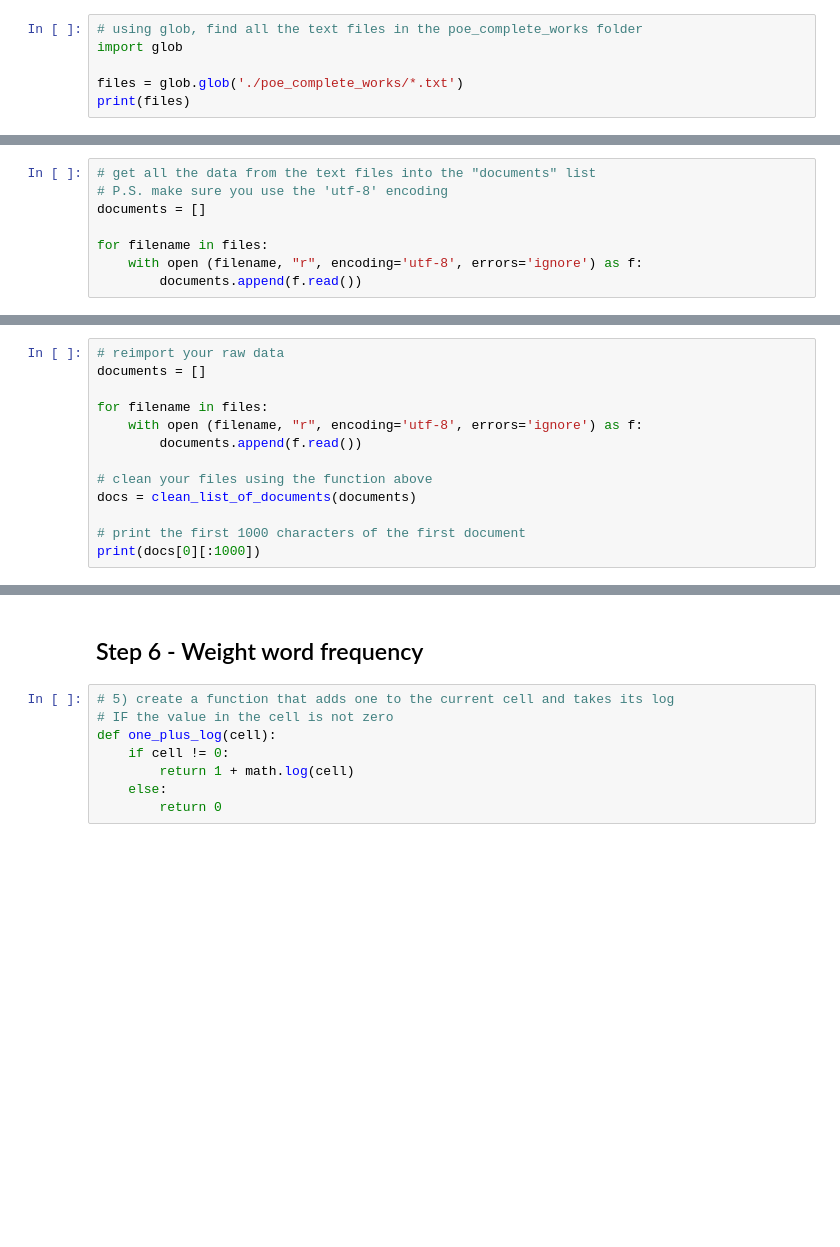
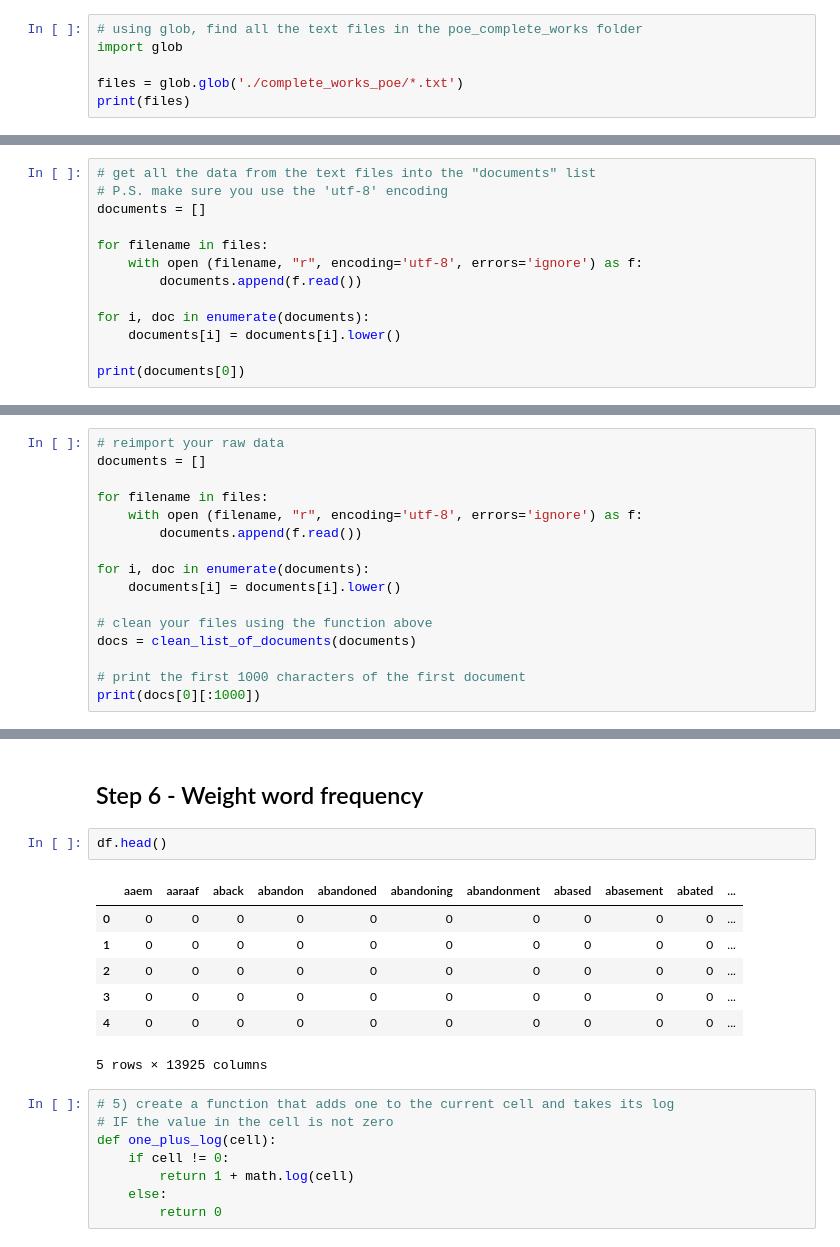
Before and after one commit to Erin-c/fun_data_set, a Jupyter notebook: vector_space_model _fun_data_set.ipynb, the cells around one changed output, grey strips where cells are left out. Cells and saved outputs as stored; diff of their text form; blank space fills up the shorter version.

```diff
--- a/vector_space_model _fun_data_set.ipynb
+++ b/vector_space_model _fun_data_set.ipynb
@@ -23,7 +23,7 @@ Over the next weeks, we are going to re-implement Sherin's algorithm and apply i
 # using glob, find all the text files in the poe_complete_works folder
 import glob
 
-files = glob.glob('./poe_complete_works/*.txt')
+files = glob.glob('./complete_works_poe/*.txt')
 print(files)
 # %% [output]
 ['./poe_complete_works/vol2.txt', './poe_complete_works/vol1.txt']
@@ -35,3 +35,8 @@ documents = []
 for filename in files:
     with open (filename, "r", encoding='utf-8', errors='ignore') as f:
         documents.append(f.read())
+
+for i, doc in enumerate(documents):
+    documents[i] = documents[i].lower()
+
+print(documents[0])
@@ -190,6 +213,9 @@ for filename in files:
     with open (filename, "r", encoding='utf-8', errors='ignore') as f:
         documents.append(f.read())
 
+for i, doc in enumerate(documents):
+    documents[i] = documents[i].lower()
+
 # clean your files using the function above
 docs = clean_list_of_documents(documents)
 
@@ -337,5 +350,15 @@ df.loc[0,'students']
 # %% [markdown]
 ## Step 6 - Weight word frequency
+# %%
+df.head()
+# %% [output]
+|  | aaem | aaraaf | aback | abandon | abandoned | abandoning | abandonment | abased | abasement | abated | ... |
+| 0 | 0 | 0 | 0 | 0 | 0 | 0 | 0 | 0 | 0 | 0 | ... |
+| 1 | 0 | 0 | 0 | 0 | 0 | 0 | 0 | 0 | 0 | 0 | ... |
+| 2 | 0 | 0 | 0 | 0 | 0 | 0 | 0 | 0 | 0 | 0 | ... |
+| 3 | 0 | 0 | 0 | 0 | 0 | 0 | 0 | 0 | 0 | 0 | ... |
+| 4 | 0 | 0 | 0 | 0 | 0 | 0 | 0 | 0 | 0 | 0 | ... |
+5 rows × 13925 columns
 # %%
 # 5) create a function that adds one to the current cell and takes its log
 # IF the value in the cell is not zero
```
Also changed, not shown: parts of 33 cells of this notebook, 8 other files.
